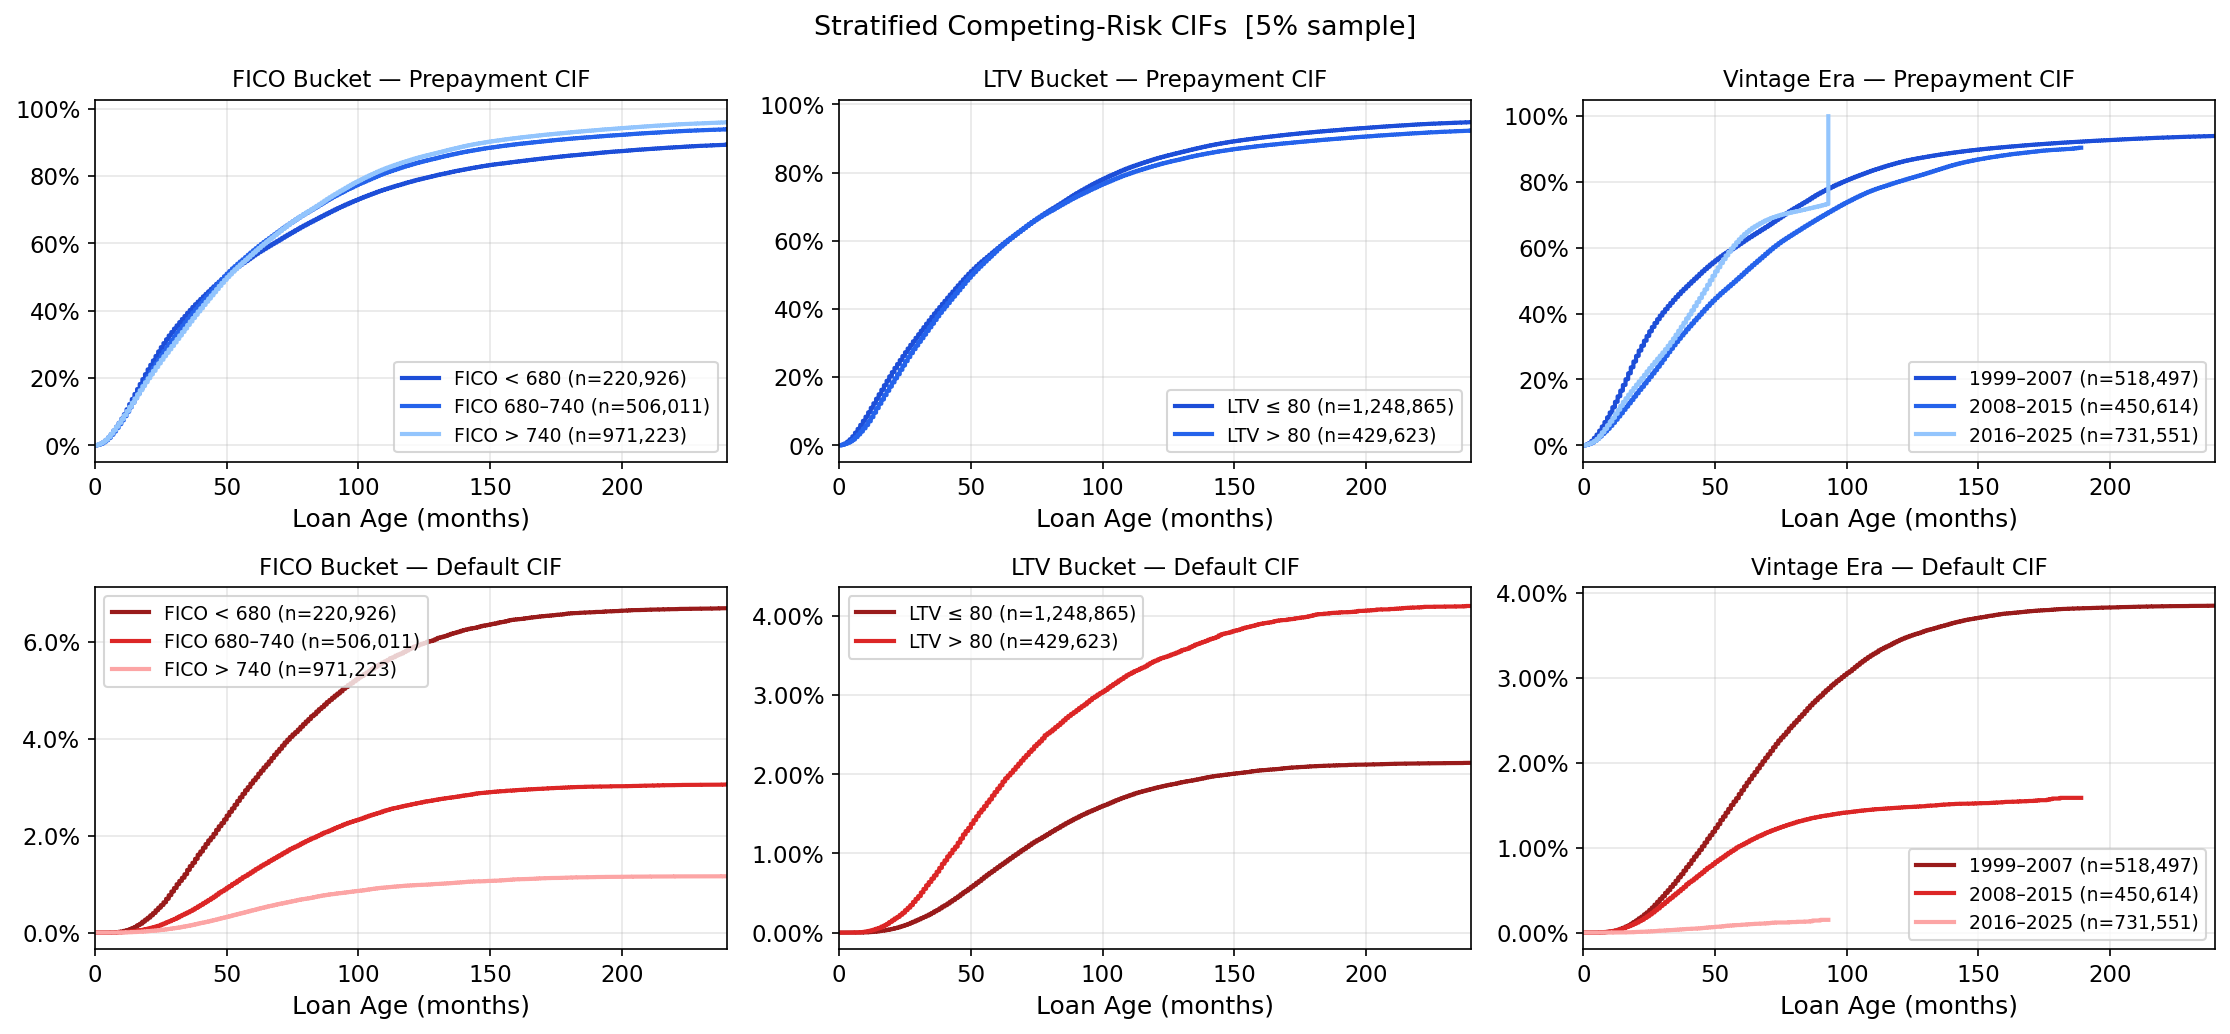
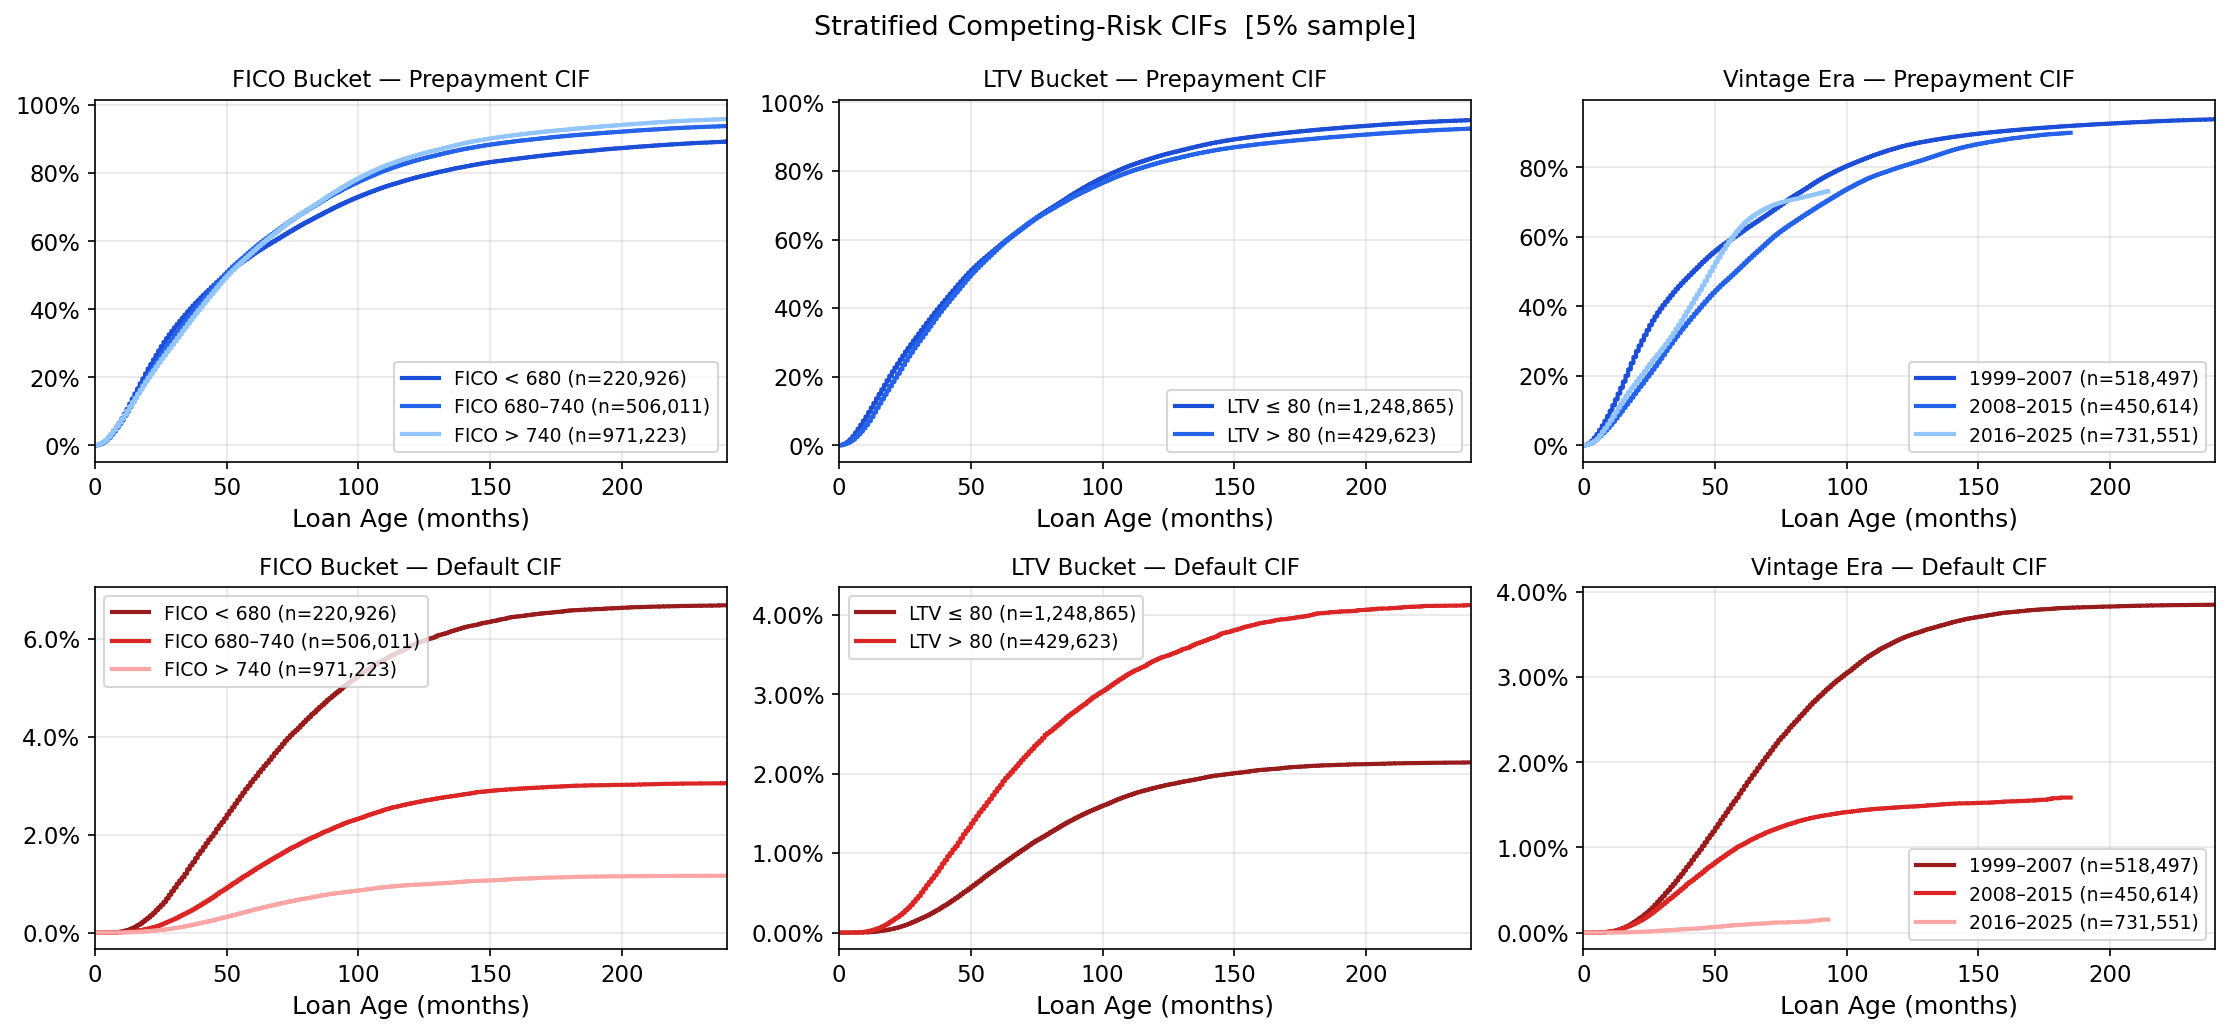
The change to this notebook cell's code, shown as a diff; its figure went from the first image to the second:
--- before
+++ after
@@ -26,4 +26,6 @@
 ]
 
+MIN_AT_RISK = 500  # stop plotting where fewer than this many loans remain at risk
+
 fig, axes = plt.subplots(2, 3, figsize=(15, 7))
 
@@ -37,7 +39,13 @@
                 continue
             ajf = AalenJohansenFitter()
-            ajf.fit(sub["duration"], sub["event_type"],
-                    event_of_interest=cause, label=f"{grp} (n={len(sub):,})")
-            ajf.plot_cumulative_density(ax=ax, ci_show=False, color=clr, lw=2)
+            ajf.fit(sub["duration"], sub["event_type"], event_of_interest=cause)
+            cd = ajf.cumulative_density_
+            # Clip at the last time where at-risk count >= MIN_AT_RISK to remove
+            # the noisy tail and avoid a visual vertical line at end-of-data.
+            reliable = ajf.event_table.index[ajf.event_table["at_risk"] >= MIN_AT_RISK]
+            if len(reliable) > 0:
+                cd = cd[cd.index <= reliable[-1]]
+            ax.step(cd.index, cd.iloc[:, 0], where="post", color=clr, lw=2,
+                    label=f"{grp} (n={len(sub):,})")
         ax.set_title(f"{title} — {cause_label}", fontsize=11)
         ax.set_xlabel("Loan Age (months)")

Commit: Update E(i) slides, report, script; add E(ii)–E(iv) slides and reports